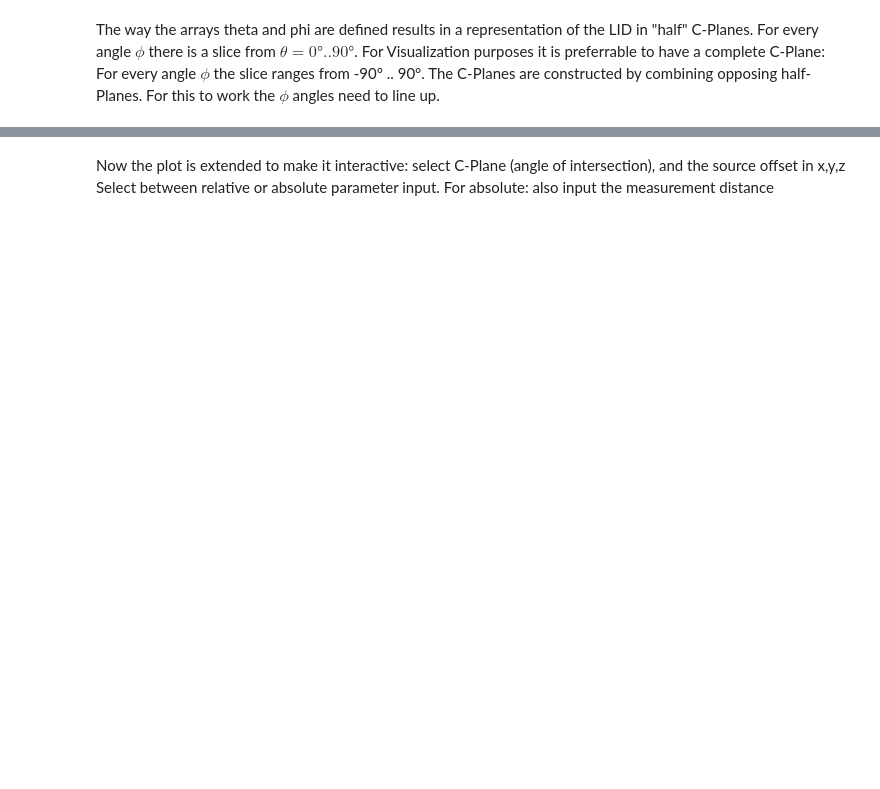
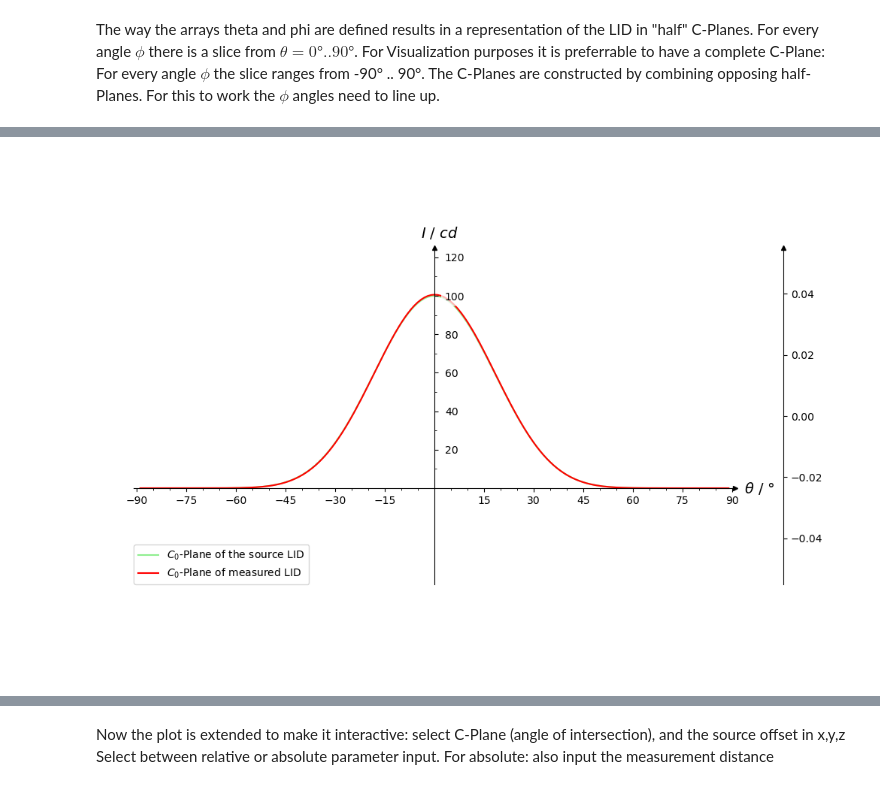
Before and after one commit to empir19nrm02/WP4, a Jupyter notebook: CoLPaper.ipynb, the cells around one changed output, grey strips where cells are left out. Cells and saved outputs as stored; diff of their text form; code cells hidden in the pictures; blank space fills up the shorter version.

```diff
--- a/CoLPaper.ipynb
+++ b/CoLPaper.ipynb
@@ -187,6 +195,6 @@ phi = np.deg2rad(phi_deg)[None,:]
 # %%
 # run model
 x_offset = 0.001 # relative measure
-LID_measurement = goniometer_model(x_offset, 0, 0, LID_source_function, theta, phi)[1]
-
-LID_source = LID_source_function(theta, phi)
+y_offset = -0.002
+z_offset = 0.003
+LID_measurement = goniometer_model(x_offset, y_offset, z_offset, LID_source_function, theta, phi)[1]
@@ -197,9 +201,10 @@ LID_amplified = LID_source + amp_factor * (LID_measurement - LID_source)
 # %% [markdown]
 The way the arrays theta and phi are defined results in a representation of the LID in "half" C-Planes. For every angle $\phi$ there is a slice from  $\theta=0° .. 90°$. For Visualization purposes it is preferrable to have a complete C-Plane: For every angle $\phi$ the slice ranges from -90° .. 90°. The C-Planes are constructed by combining opposing half-Planes. For this to work the $\phi$ angles need to line up.
 # %%
-from HalfplaneVisu import half2cplanes
+from Helperfunctions import half2cplanes
 
 # convert both LIDs to c-plane format
-LID_source_c, theta_c, phi_c = half2cplanes(LID_source, theta, phi)
-LID_amplified_c = half2cplanes(LID_amplified, theta, phi)[0]
+LID_source_cplane, theta_cplane, phi_cplane = half2cplanes(LID_source, theta, phi)
+LID_measurement_cplane = half2cplanes(LID_measurement,theta,phi)[0]
+#LID_amplified_cplane = half2cplanes(LID_amplified, theta, phi)[0]
 # %% [markdown]
@@ -211,14 +236,13 @@ create_axes_LID returns 3 axes objects: cartesian and polar axes for the main pl
 # %%
-import matplotlib.pyplot as plt
-from HalfplaneVisu import HalfplaneAxes
-# create figure and axes.
-fig = plt.figure(figsize=(12,8))
-ax = HalfplaneAxes(fig, cart=True, polar=True, cart2=False,
-                                              theta_max=theta_max,theta_tick_dist=15,r_max = 115,r_min=-20)
+# plot c-planes to the axes:
+
 # choose the c-plane to plot
 c = 0
-# plot both LIDs
-ax.plot(theta_c, LID_source_c[c], c='lightgreen', label=r'$C_0$-Plane of the source LID')
-ax.plot(theta_c, LID_amplified_c[c], c='red', label=r'$C_0$-Plane of measured LID, error amplified 10x')
+
+# use the plot method
+ax.plot(theta_cplane, LID_source_cplane[c], label=r'$C_0$-Plane of the source LID', c='lightgreen')
+ax.plot(theta_cplane, LID_measurement_cplane[c], label=r'$C_0$-Plane of measured LID', c='red')
 ax.ax_cart.legend(loc=(0.0,0.0))
 display(fig)
+# %% [output]
+[figure, added]
```
Also changed, not shown: parts of 22 cells of this notebook, 3 other files.
